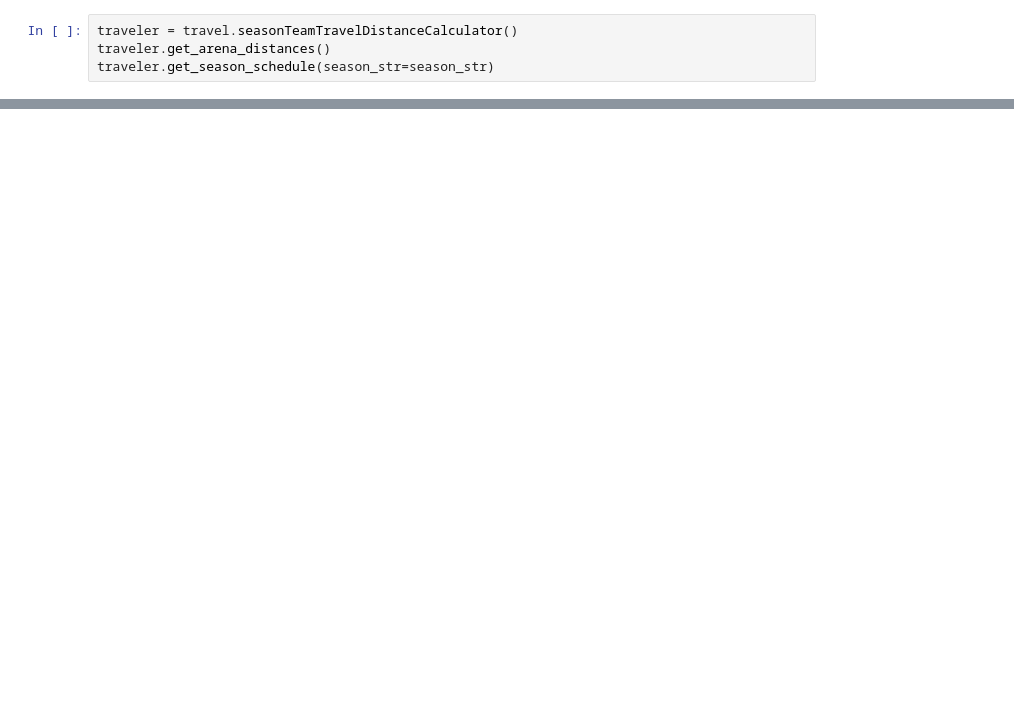
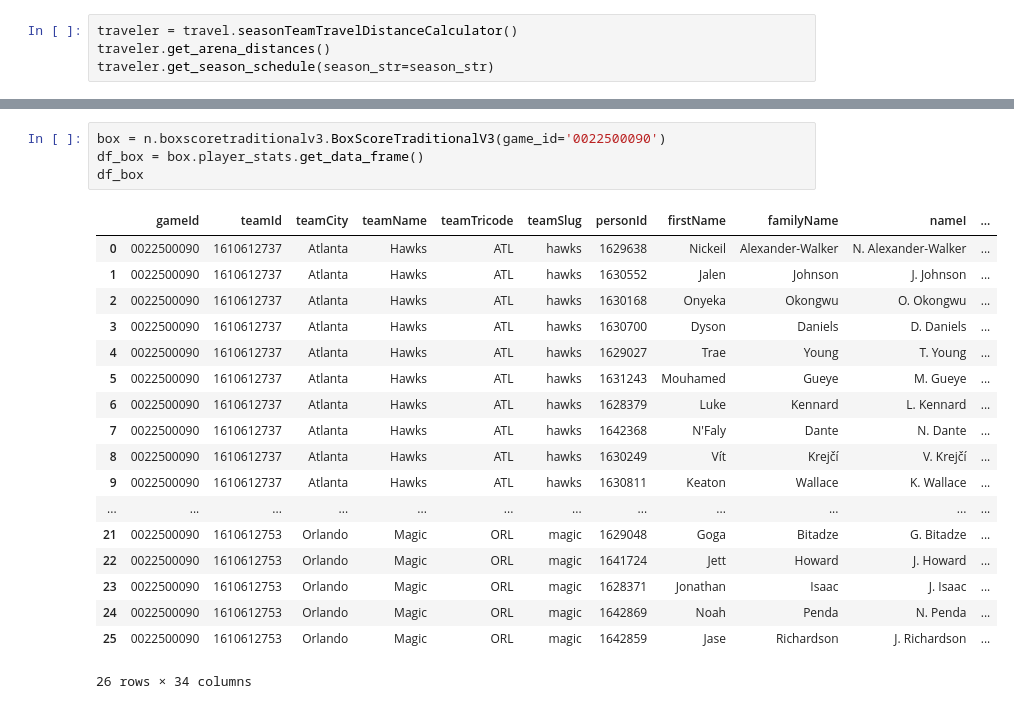
Before and after one commit to iksnizez/propfarm, a Jupyter notebook: notebooks/nbateamSeasonTravel.ipynb, the cells around one changed output, grey strips where cells are left out. Saved outputs shown, nothing was run; the diff lists cells and outputs as text; blank space fills up the shorter version.

```diff
--- a/notebooks/nbateamSeasonTravel.ipynb
+++ b/notebooks/nbateamSeasonTravel.ipynb
@@ -59,0 +54,23 @@ traveler.schedules['processed']['2025-26']
+# %%
+box = n.boxscoretraditionalv3.BoxScoreTraditionalV3(game_id='0022500090')
+df_box = box.player_stats.get_data_frame()
+df_box
+# %% [output]
+|  | gameId | teamId | teamCity | teamName | teamTricode | teamSlug | personId | firstName | familyName | nameI | ... |
+| 0 | 0022500090 | 1610612737 | Atlanta | Hawks | ATL | hawks | 1629638 | Nickeil | Alexander-Walker | N. Alexander-Walker | ... |
+| 1 | 0022500090 | 1610612737 | Atlanta | Hawks | ATL | hawks | 1630552 | Jalen | Johnson | J. Johnson | ... |
+| 2 | 0022500090 | 1610612737 | Atlanta | Hawks | ATL | hawks | 1630168 | Onyeka | Okongwu | O. Okongwu | ... |
+| 3 | 0022500090 | 1610612737 | Atlanta | Hawks | ATL | hawks | 1630700 | Dyson | Daniels | D. Daniels | ... |
+| 4 | 0022500090 | 1610612737 | Atlanta | Hawks | ATL | hawks | 1629027 | Trae | Young | T. Young | ... |
+| 5 | 0022500090 | 1610612737 | Atlanta | Hawks | ATL | hawks | 1631243 | Mouhamed | Gueye | M. Gueye | ... |
+| 6 | 0022500090 | 1610612737 | Atlanta | Hawks | ATL | hawks | 1628379 | Luke | Kennard | L. Kennard | ... |
+| 7 | 0022500090 | 1610612737 | Atlanta | Hawks | ATL | hawks | 1642368 | N'Faly | Dante | N. Dante | ... |
+| 8 | 0022500090 | 1610612737 | Atlanta | Hawks | ATL | hawks | 1630249 | Vít | Krejčí | V. Krejčí | ... |
+| 9 | 0022500090 | 1610612737 | Atlanta | Hawks | ATL | hawks | 1630811 | Keaton | Wallace | K. Wallace | ... |
+| ... | ... | ... | ... | ... | ... | ... | ... | ... | ... | ... | ... |
+| 21 | 0022500090 | 1610612753 | Orlando | Magic | ORL | magic | 1629048 | Goga | Bitadze | G. Bitadze | ... |
+| 22 | 0022500090 | 1610612753 | Orlando | Magic | ORL | magic | 1641724 | Jett | Howard | J. Howard | ... |
+| 23 | 0022500090 | 1610612753 | Orlando | Magic | ORL | magic | 1628371 | Jonathan | Isaac | J. Isaac | ... |
+| 24 | 0022500090 | 1610612753 | Orlando | Magic | ORL | magic | 1642869 | Noah | Penda | N. Penda | ... |
+| 25 | 0022500090 | 1610612753 | Orlando | Magic | ORL | magic | 1642859 | Jase | Richardson | J. Richardson | ... |
+26 rows × 34 columns
```
Also changed, not shown: parts of 5 cells of this notebook, 11 other files.
